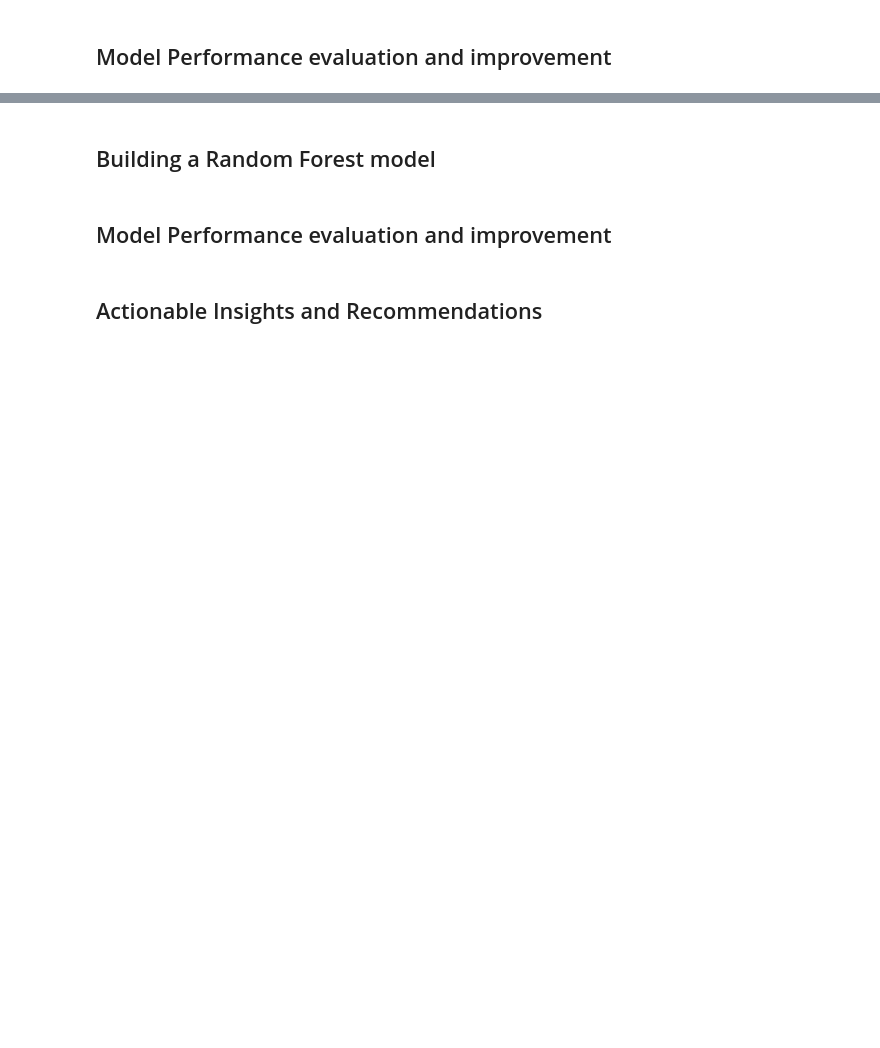
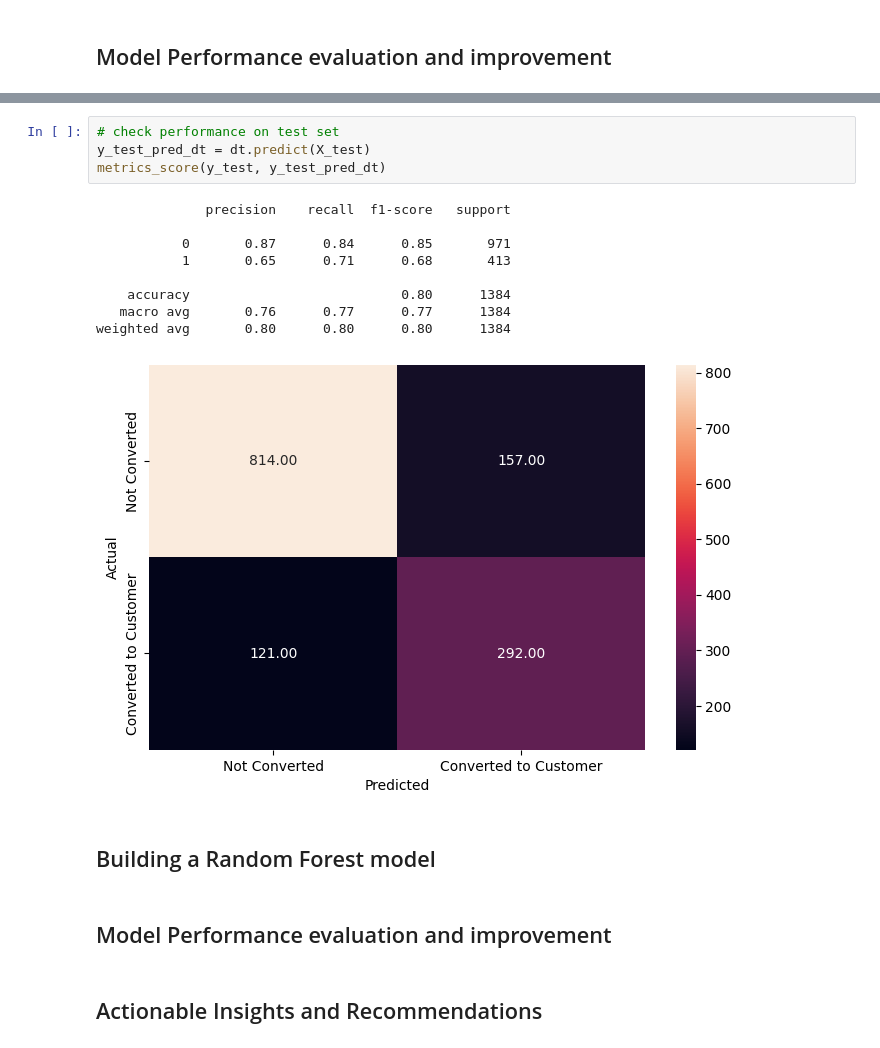
Before and after one commit to emailtosanj/ADSP_LAIEDM, a Jupyter notebook: adsp_laiedm/elective_projects/potential_customers_prediction/Learner_Notebook_Full_Code_Version_Potential_Customers_Prediction.ipynb, the cells around one changed output, grey strips where cells are left out. Saved outputs shown, nothing was run; the diff lists cells and outputs as text; blank space fills up the shorter version.

```diff
--- a/adsp_laiedm/elective_projects/potential_customers_prediction/Learner_Notebook_Full_Code_Version_Potential_Customers_Prediction.ipynb
+++ b/adsp_laiedm/elective_projects/potential_customers_prediction/Learner_Notebook_Full_Code_Version_Potential_Customers_Prediction.ipynb
@@ -566,3 +771,17 @@ plt.show()
+# %%
+# check performance on test set
+y_test_pred_dt = dt.predict(X_test)
+metrics_score(y_test, y_test_pred_dt)
+# %% [output]
+              precision    recall  f1-score   support
+
+           0       0.87      0.84      0.85       971
+           1       0.65      0.71      0.68       413
+
+    accuracy                           0.80      1384
+   macro avg       0.76      0.77      0.77      1384
+weighted avg       0.80      0.80      0.80      1384
+[figure, added]
 # %% [markdown]
 ## Building a Random Forest model
 # %% [markdown]
```
Also changed, not shown: parts of 20 cells of this notebook.
